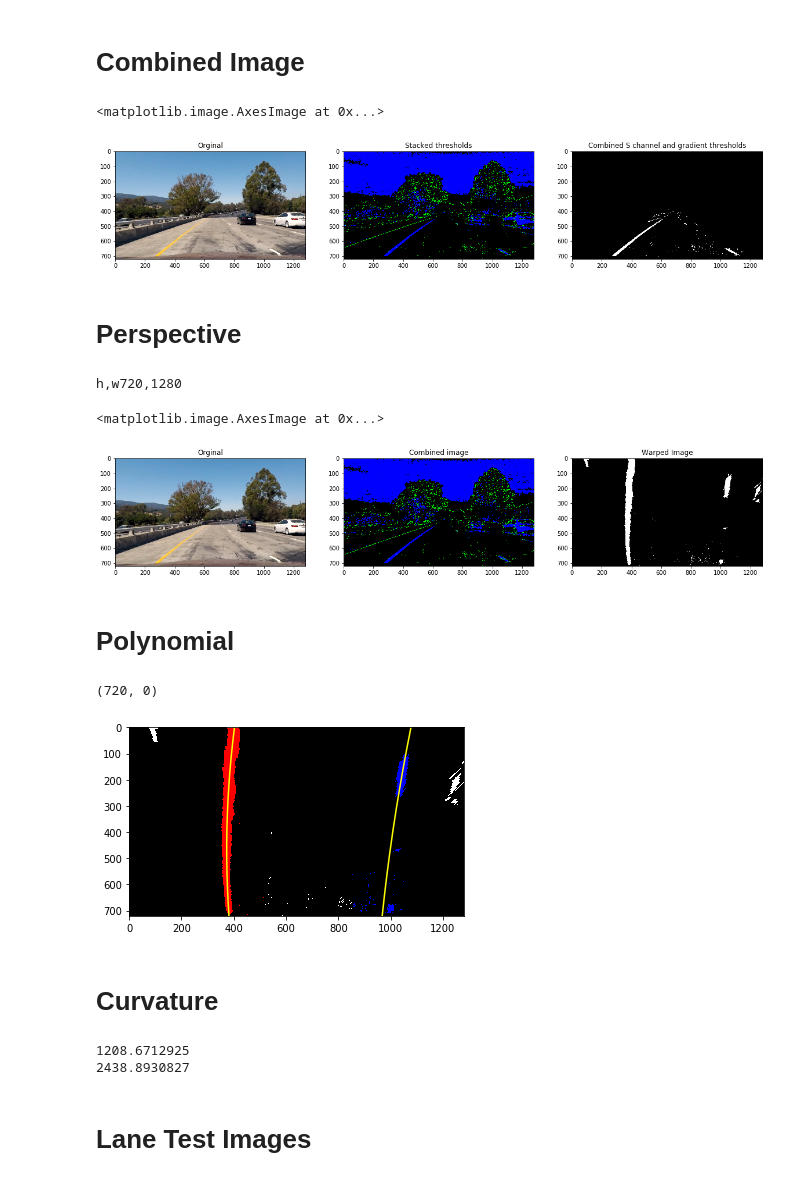
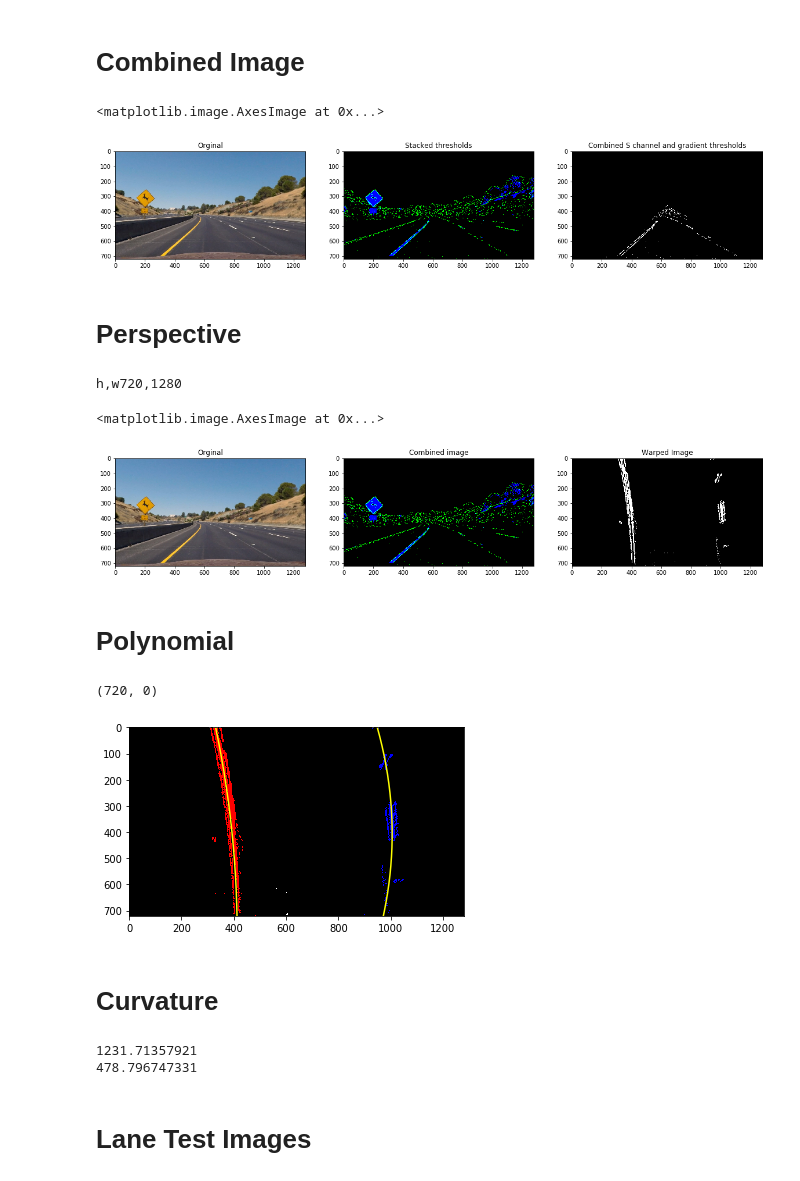
Before and after one commit to ridmeh/advancedlanefinding, a Jupyter notebook: AdvanceLaneFinding.ipynb, the cells around one changed output. Saved outputs shown, nothing was run; the diff lists cells and outputs as text; code cells hidden in the pictures.

```diff
--- a/AdvanceLaneFinding.ipynb
+++ b/AdvanceLaneFinding.ipynb
@@ -64,6 +64,26 @@ plt.subplots_adjust(left=0., right=1, top=0.9, bottom=0.)
 [figure]
 # %% [markdown]
 # Combined Image
+# %%
+def select_yellow(image):
+    hsv = cv2.cvtColor(image, cv2.COLOR_RGB2HSV)
+    lower = np.array([20,60,60])
+    upper = np.array([38,174, 250])
+    mask = cv2.inRange(hsv, lower, upper)
+    return mask
+# %%
+def select_white(image):
+    lower = np.array([202,202,202])
+    upper = np.array([255,255,255])
+    mask = cv2.inRange(image, lower, upper)
+    return mask
+# %%
+def comb_thresh(image):
+    yellow = select_yellow(image)
+    white = select_white(image)
+    combined_binary = np.zeros_like(yellow)
+    combined_binary[(yellow >= 1) | (white >= 1)] = 1
+    return combined_binary
 # %%
 # Convert to HLS color space and separate the S channel
 # Note: img is the undistorted image
@@ -73,7 +93,7 @@ import cv2
 import matplotlib.pyplot as plt
 
 
-_img = mpimg.imread('test1.jpg')
+_img = mpimg.imread('test2.jpg')
 
 #_img = mpimg.imread('test1.jpg')
 
@@ -149,38 +169,43 @@ rg_combined = np.zeros_like(red)
 rg_condition = (red > color_threshold) & (green > color_threshold)
 #RM: Get the r & g channel --- end
 
+
+yw_binary = comb_thresh(img)
+
 #RM: Combine/stack --- start
 # Stack each channel to view their individual contributions in green and blue respectively
 # This returns a stack of the two binary images, whose components you can see as different colors
 color_binary = np.dstack(( np.zeros_like(sxd_binary), sxd_binary, s_binary)) * 255
 
 # Combine the two binary thresholds
 _combined_binary = np.zeros_like(sx_binary)
 #combined_binary[(sl_binary == 1) | (sxd_binary == 1)] = 1
-_combined_binary[((rg_condition ==1 ) & (sl_binary == 1)) | (sxd_binary == 1)] = 1
+#_combined_binary[((rg_condition ==1 ) & (sl_binary == 1)) | (sxd_binary == 1)] = 1
+_combined_binary[((yw_binary ==1 ) & (sl_binary == 1)) | (sxd_binary == 1)] = 1
+
 
 mask = np.zeros_like(_combined_binary)
 combined_binary = np.zeros_like(_combined_binary)
 region_of_interest_vertices = np.array([[200,height-1],
                                         [width/2, int(0.5*height)],
                                         [width, height-1]], dtype=np.int32)
 cv2.fillPoly(mask, [region_of_interest_vertices], 1)
 combined_binary[((_combined_binary==1) & (mask==1))]=1
 
 #RM: Plot--- start
 # Plotting thresholded images
 f, (ax0, ax1, ax2) = plt.subplots(1, 3, figsize=(20,10))
 ax0.set_title('Orginal')
 ax0.imshow(img)
 
 ax1.set_title('Stacked thresholds')
 ax1.imshow(color_binary)
 
 ax2.set_title('Combined S channel and gradient thresholds')
 ax2.imshow(combined_binary, cmap='gray')
 # %% [output]
 <matplotlib.image.AxesImage at 0x...>
-[figure, old version]
+[figure, new version]
 # %% [markdown]
 # Perspective
 # %%
@@ -222,7 +247,7 @@ ax2.imshow(binary_warped, cmap='gray')
 # %% [output]
 h,w720,1280
 <matplotlib.image.AxesImage at 0x...>
-[figure, old version]
+[figure, new version]
 # %% [markdown]
 # Polynomial
 # %%
@@ -319,7 +344,7 @@ plt.xlim(0, 1280)
 plt.ylim(720, 0)
 # %% [output]
 (720, 0)
-[figure, old version]
+[figure, new version]
 # %% [markdown]
 # Curvature
 # %%
@@ -342,8 +367,8 @@ rl_c_r = calc_curv_radius(right_fitx)
 print (ll_c_r)
 print (rl_c_r)
 # %% [output]
-1208.6712925
-2438.8930827
+1231.71357921
+478.796747331
 # %% [markdown]
 # Lane Test Images
 # %%
```
Also changed, not shown: parts of 2 cells of this notebook.
